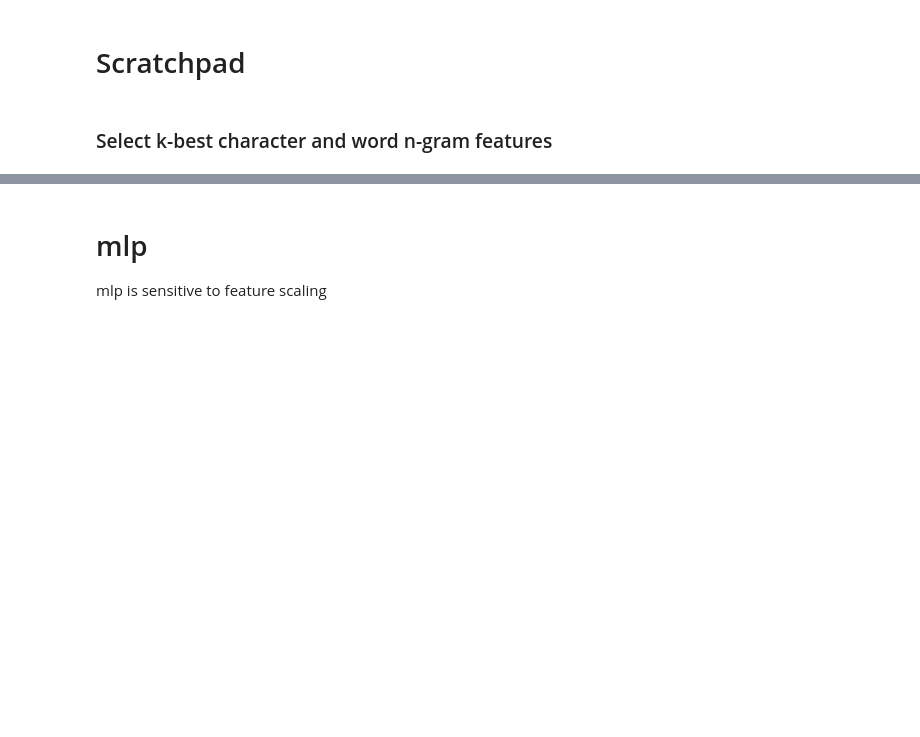
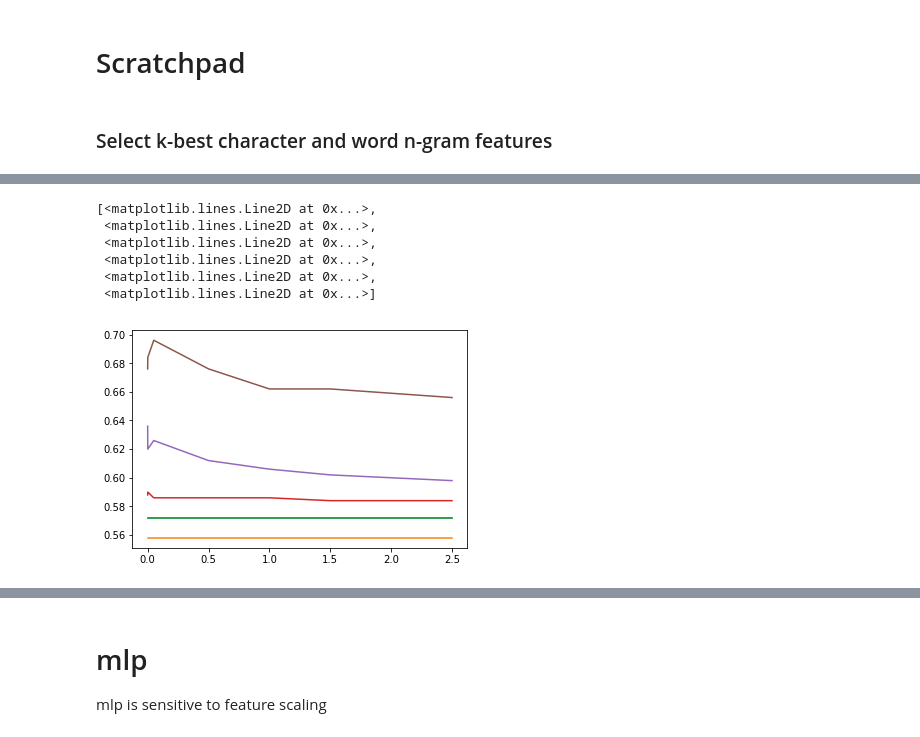
Before and after one commit to naiaden/lama-dsl, a Jupyter notebook: Untitled.ipynb, the cells around one changed output, grey strips where cells are left out. Saved outputs shown, nothing was run; the diff lists cells and outputs as text; code cells hidden in the pictures; blank space fills up the shorter version.

```diff
--- a/Untitled.ipynb
+++ b/Untitled.ipynb
@@ -1963,0 +2406,16 @@ summarise_run("lsc_llh")
+# %%
+plt.plot(mnb_sc_results.loc[mnb_sc_results['a']  == 100].ix[:, ['b']], mnb_sc_results.loc[mnb_sc_results['a']  == 100].ix[:, ['c']],
+         mnb_sc_results.loc[mnb_sc_results['a']  == 1000].ix[:, ['b']], mnb_sc_results.loc[mnb_sc_results['a']  == 1000].ix[:, ['c']],
+        mnb_sc_results.loc[mnb_sc_results['a']  == 10000].ix[:, ['b']], mnb_sc_results.loc[mnb_sc_results['a']  == 10000].ix[:, ['c']],
+        mnb_sc_results.loc[mnb_sc_results['a']  == 100000].ix[:, ['b']], mnb_sc_results.loc[mnb_sc_results['a']  == 100000].ix[:, ['c']],
+        mnb_sc_results.loc[mnb_sc_results['a']  == 1000000].ix[:, ['b']], mnb_sc_results.loc[mnb_sc_results['a']  == 1000000].ix[:, ['c']],
+        mnb_sc_results.loc[mnb_sc_results['a']  == 'all'].ix[:, ['b']], mnb_sc_results.loc[mnb_sc_results['a']  == 'all'].ix[:, ['c']],
+        label=["hoi", "doei"])
+# %% [output]
+[<matplotlib.lines.Line2D at 0x...>,
+ <matplotlib.lines.Line2D at 0x...>,
+ <matplotlib.lines.Line2D at 0x...>,
+ <matplotlib.lines.Line2D at 0x...>,
+ <matplotlib.lines.Line2D at 0x...>,
+ <matplotlib.lines.Line2D at 0x...>]
+[figure, added]
```
Also changed, not shown: parts of 30 cells of this notebook, 1 other file.
